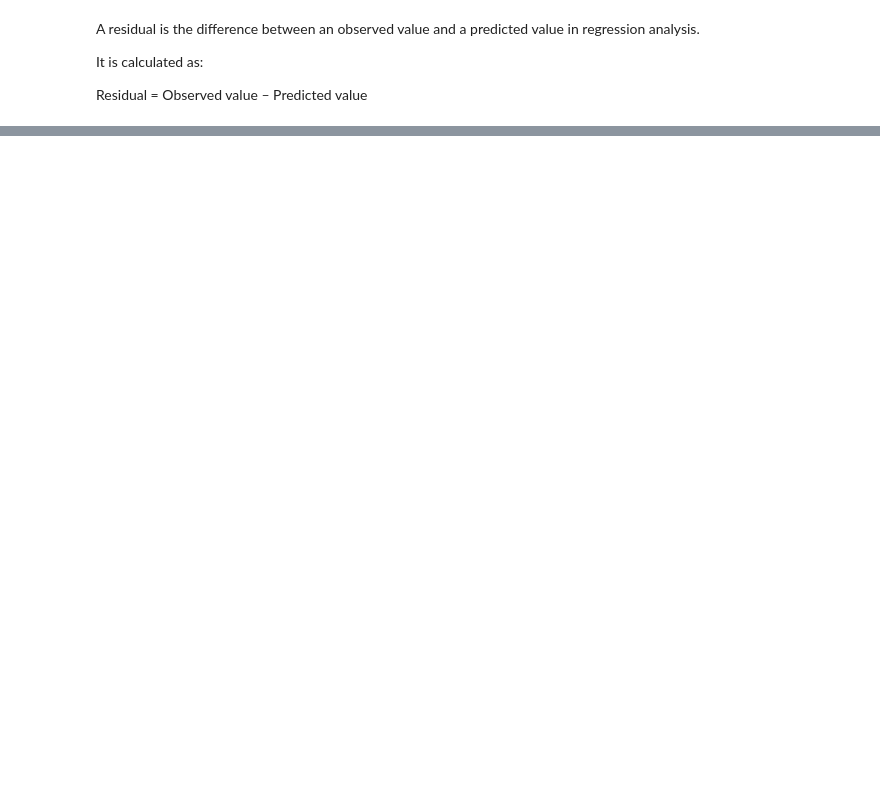
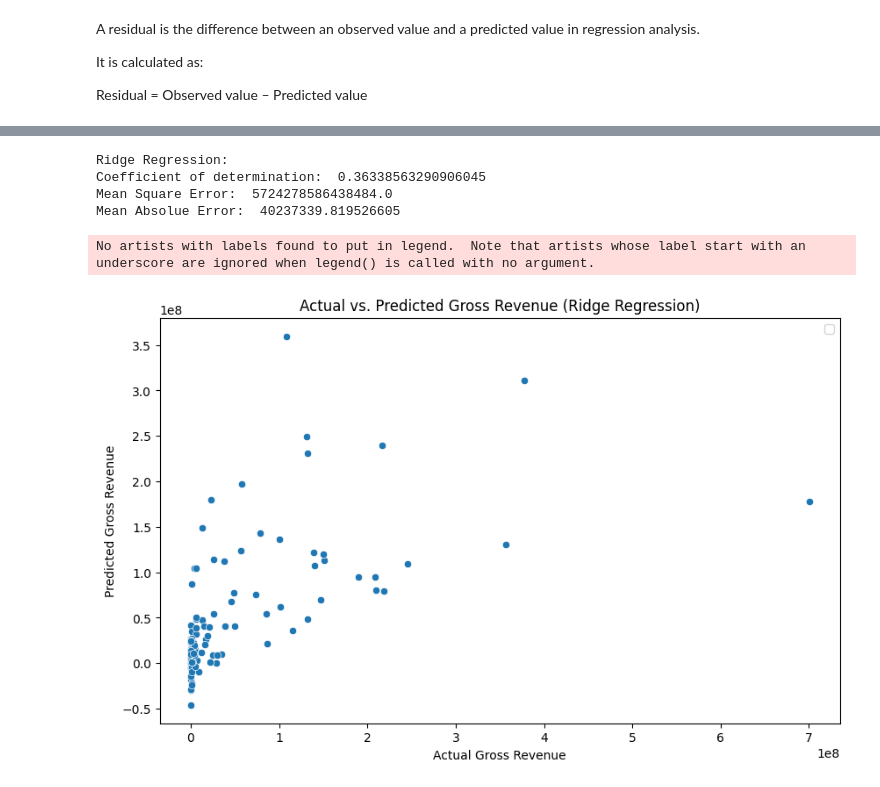
Before and after one commit to luongkhanhphuong2412/Movie_Recommedation_System, a Jupyter notebook: movie_modeling.ipynb, the cells around one changed output, grey strips where cells are left out. Cells and saved outputs as stored; diff of their text form; code cells hidden in the pictures; blank space fills up the shorter version.

```diff
--- a/movie_modeling.ipynb
+++ b/movie_modeling.ipynb
@@ -533,0 +598,35 @@ plt.show()
+# %%
+from sklearn import linear_model
+# Create a Ridge regression model
+reg= linear_model.Ridge(alpha= 0.5)
+
+
+reg_model= reg.fit(X_train, y_train)
+reg_y_pred= reg_model.predict(X_test)
+
+ridge_r_square= r2_score(y_test, reg_y_pred)
+ridge_mse= mean_squared_error(y_test, reg_y_pred)
+ridge_mae= mean_absolute_error(y_test,reg_y_pred)
+
+# Print the evaluation metrics
+print("\nRidge Regression:")
+print("Coefficient of determination: ", ridge_r_square)
+print("Mean Square Error: ",ridge_mse)
+print("Mean Absolue Error: ", ridge_mae)
+# %% [output]
+Ridge Regression:
+Coefficient of determination:  0.36338563290906045
+Mean Square Error:  5724278586438484.0
+Mean Absolue Error:  40237339.819526605
+# %%
+# Visualize the Ridge model:
+plt.figure(figsize=(10, 6))
+sns.scatterplot(x= y_test, y= reg_y_pred)
+plt.xlabel('Actual Gross Revenue')
+plt.ylabel('Predicted Gross Revenue')
+plt.title('Actual vs. Predicted Gross Revenue (Ridge Regression)')
+plt.legend()
+plt.show()
+# %% [output]
+No artists with labels found to put in legend.  Note that artists whose label start with an underscore are ignored when legend() is called with no argument.
+[figure, added]
```
Also changed, not shown: parts of 30 cells of this notebook.
